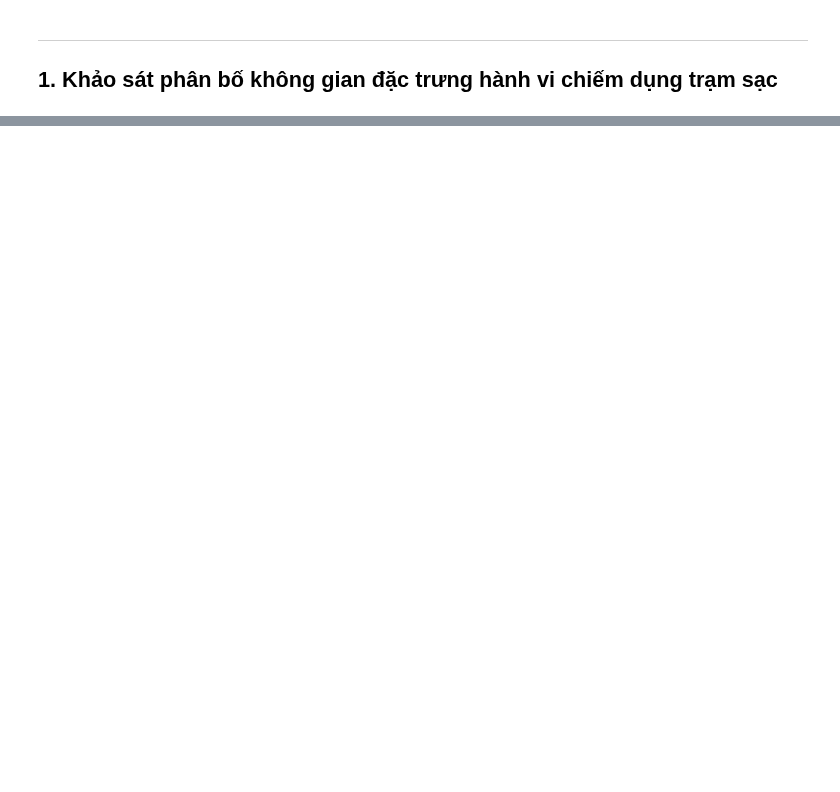
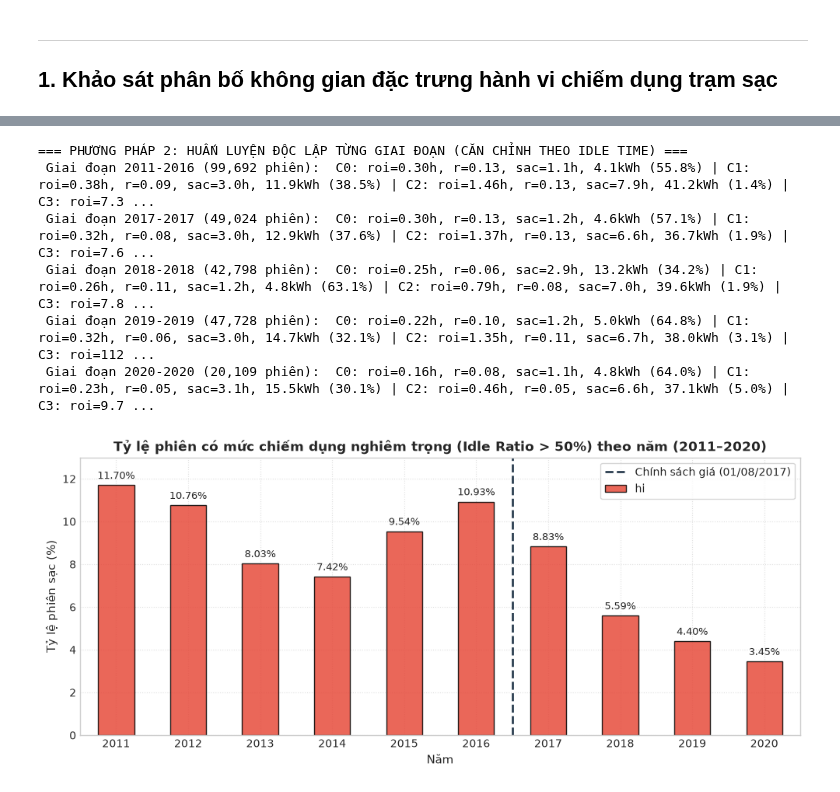
Before and after one commit to mkn67/ev-charging-analytics---IS403, a Jupyter notebook: notebooks/02_NV2_occupancy_clustering.ipynb, the cells around one changed output, grey strips where cells are left out. Saved outputs shown, nothing was run; the diff lists cells and outputs as text; code cells hidden in the pictures; blank space fills up the shorter version.

```diff
--- a/notebooks/02_NV2_occupancy_clustering.ipynb
+++ b/notebooks/02_NV2_occupancy_clustering.ipynb
@@ -354,13 +425,0 @@ Kiểm tra xem mô hình K-Means có bị nhạy cảm khi giảm một nửa c
-# %%
-rng = np.random.default_rng(1)
-idx = rng.permutation(len(valid))
-half = valid.iloc[idx[:len(valid) // 2]].copy()
-k1 = KMeans(n_clusters=K, random_state=RANDOM_STATE, n_init=N_INIT).fit(
-    StandardScaler().fit_transform(half[FEATS].to_numpy()))
-half['h'] = k1.labels_
-
-print(f"ĐỘ ỔN ĐỊNH: Huấn luyện trên 1/2 dữ liệu ({len(half):,} phiên):")
-display(half.groupby('h')[FEATS + ['idle_ratio']].mean().round(3))
-print("Số phiên theo từng cụm trên 1/2 mẫu:")
-print(half.groupby('h').size().to_string())
-print("-> Nhận xét: Tâm cụm và tỷ lệ phân bố giữa 2 nửa mẫu khớp nhau gần như tuyệt đối!")
@@ -437,0 +501,58 @@ Name: hi, dtype: float64
+# %%
+# Kiểm tra tính nhất quán số lượng phiên theo năm và 5 phiên chênh lệch
+print("=== KIỂM TRA SỐ LƯỢNG PHIÊN THEO NĂM & CÁC PHIÊN NGOÀI GIAI ĐOẠN 2011–2020 ===")
+print("Số phiên theo năm:")
+print(valid["yr"].value_counts(dropna=False).sort_index())
+print(f"Tổng phiên NV2: {len(valid):,}")
+print(f"Tổng phiên 2011–2020: {valid['yr'].between(2011, 2020).sum():,}")
+print(f"Phiên ngoài giai đoạn hoặc thiếu năm: {(~valid['yr'].between(2011, 2020)).sum():,}")
+print("-> 5 phiên chênh lệch chính là 5 phiên thuộc năm 2021 (giao thừa 31/12/2020 sang 01/01/2021 theo chuẩn UTC).\n")
+
+# Phương pháp 1: Mô hình cố định gán nhãn cho từng năm
+yearly_fixed = pd.crosstab(valid['yr'], valid['cluster'], normalize='index').loc[2011:2020] * 100
+print("=== PHƯƠNG PHÁP 1: TỶ TRỌNG CÁC CỤM THEO NĂM DỰA TRÊN MÔ HÌNH CỐ ĐỊNH (%) ===")
+display(yearly_fixed.round(2))
+
+# Phương pháp 2: Huấn luyện độc lập theo giai đoạn, căn chỉnh theo mức nhàn rỗi
+print("\n=== PHƯƠNG PHÁP 2: HUẤN LUYỆN ĐỘC LẬP TỪNG GIAI ĐOẠN (CĂN CHỈNH THEO IDLE TIME) ===")
+periods = [(2011, 2016), (2017, 2017), (2018, 2018), (2019, 2019), (2020, 2020)]
+for a, b in periods:
+    w = valid[(valid['yr'] >= a) & (valid['yr'] <= b)]
+    Zw = StandardScaler().fit_transform(w[FEATS].to_numpy())
+    lab_w = KMeans(n_clusters=K, random_state=RANDOM_STATE, n_init=N_INIT).fit(Zw).labels_
+
+    # Căn chỉnh thứ tự cụm theo thời gian nhàn rỗi tăng dần
+    w_eval = w.copy()
+    w_eval['c_raw'] = lab_w
+    order = w_eval.groupby('c_raw')['idle_h'].mean().sort_values().index
+    map_order = {old: new for new, old in enumerate(order)}
+    w_eval['c_aligned'] = w_eval['c_raw'].map(map_order)
+
+    p = w_eval.groupby('c_aligned').agg(
+        n=('c_aligned', 'size'),
+        sac=('charging_h', 'mean'),
+        roi=('idle_h', 'mean'),
+        r=('idle_ratio', 'mean'),
+        en=('kWh', 'mean')
+    ).round(2)
+    print(f" Giai đoạn {a}-{b} ({len(w):,} phiên): ", ' | '.join(
+        'C%d: roi=%.2fh, r=%.2f, sac=%.1fh, %.1fkWh (%.1f%%)' % (idx, r.roi, r.r, r.sac, r.en, 100 * r.n / len(w))
+        for idx, r in p.iterrows()))
+
+# Đồ thị diễn tiến tỷ lệ phiên chiếm dụng nghiêm trọng (Idle Ratio > 50%)
+hi_trend = valid.assign(hi=valid.idle_ratio > .5).groupby('yr')['hi'].mean().mul(100).loc[2011:2020].round(2)
+plt.figure(figsize=(10, 4.5))
+hi_trend.plot(kind='bar', color='#e74c3c', edgecolor='black', alpha=0.85)
+plt.axvline(x=5.5, color='#2c3e50', linestyle='--', linewidth=2, label='Chính sách giá (01/08/2017)')
+plt.title('Tỷ lệ phiên có mức chiếm dụng nghiêm trọng (Idle Ratio > 50%) theo năm (2011–2020)', fontweight='bold')
+plt.xlabel('Năm', fontsize=11)
+plt.ylabel('Tỷ lệ phiên sạc (%)', fontsize=11)
+plt.xticks(rotation=0)
+for idx, val in enumerate(hi_trend):
+    plt.text(idx, val + 0.3, f"{val:.2f}%", ha='center', fontsize=9)
+plt.ylim(0, 13)
+plt.legend(frameon=True)
+plt.grid(True, linestyle=':', alpha=0.6)
+plt.tight_layout()
+plt.show()
+# %% [output]
@@ -437,0 +588,7 @@ Name: hi, dtype: float64
+=== PHƯƠNG PHÁP 2: HUẤN LUYỆN ĐỘC LẬP TỪNG GIAI ĐOẠN (CĂN CHỈNH THEO IDLE TIME) ===
+ Giai đoạn 2011-2016 (99,692 phiên):  C0: roi=0.30h, r=0.13, sac=1.1h, 4.1kWh (55.8%) | C1: roi=0.38h, r=0.09, sac=3.0h, 11.9kWh (38.5%) | C2: roi=1.46h, r=0.13, sac=7.9h, 41.2kWh (1.4%) | C3: roi=7.3 ...
+ Giai đoạn 2017-2017 (49,024 phiên):  C0: roi=0.30h, r=0.13, sac=1.2h, 4.6kWh (57.1%) | C1: roi=0.32h, r=0.08, sac=3.0h, 12.9kWh (37.6%) | C2: roi=1.37h, r=0.13, sac=6.6h, 36.7kWh (1.9%) | C3: roi=7.6 ...
+ Giai đoạn 2018-2018 (42,798 phiên):  C0: roi=0.25h, r=0.06, sac=2.9h, 13.2kWh (34.2%) | C1: roi=0.26h, r=0.11, sac=1.2h, 4.8kWh (63.1%) | C2: roi=0.79h, r=0.08, sac=7.0h, 39.6kWh (1.9%) | C3: roi=7.8 ...
+ Giai đoạn 2019-2019 (47,728 phiên):  C0: roi=0.22h, r=0.10, sac=1.2h, 5.0kWh (64.8%) | C1: roi=0.32h, r=0.06, sac=3.0h, 14.7kWh (32.1%) | C2: roi=1.35h, r=0.11, sac=6.7h, 38.0kWh (3.1%) | C3: roi=112 ...
+ Giai đoạn 2020-2020 (20,109 phiên):  C0: roi=0.16h, r=0.08, sac=1.1h, 4.8kWh (64.0%) | C1: roi=0.23h, r=0.05, sac=3.1h, 15.5kWh (30.1%) | C2: roi=0.46h, r=0.05, sac=6.6h, 37.1kWh (5.0%) | C3: roi=9.7 ...
+[figure, added]
```
Also changed, not shown: parts of 26 cells of this notebook, 2 other files.
